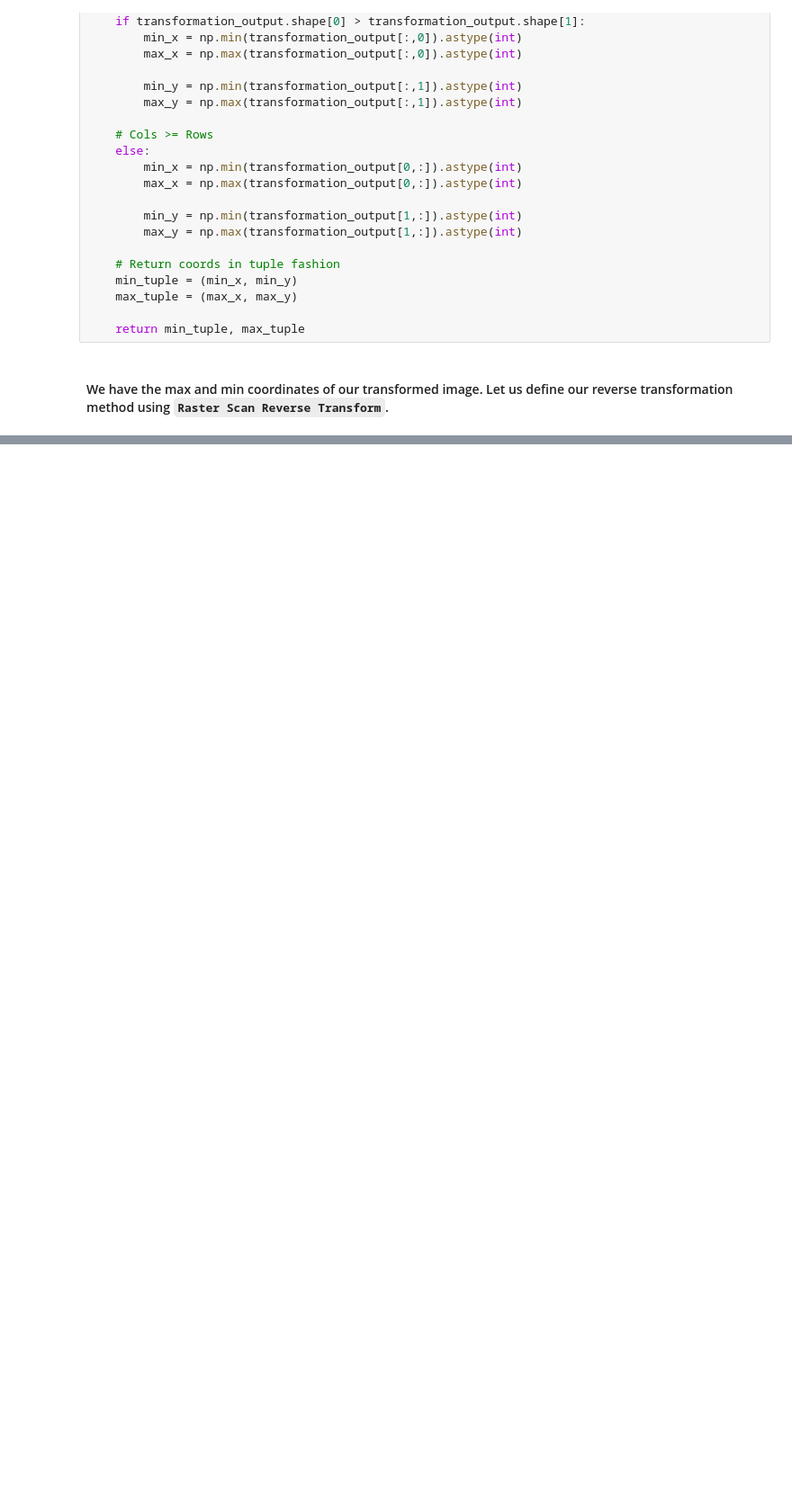
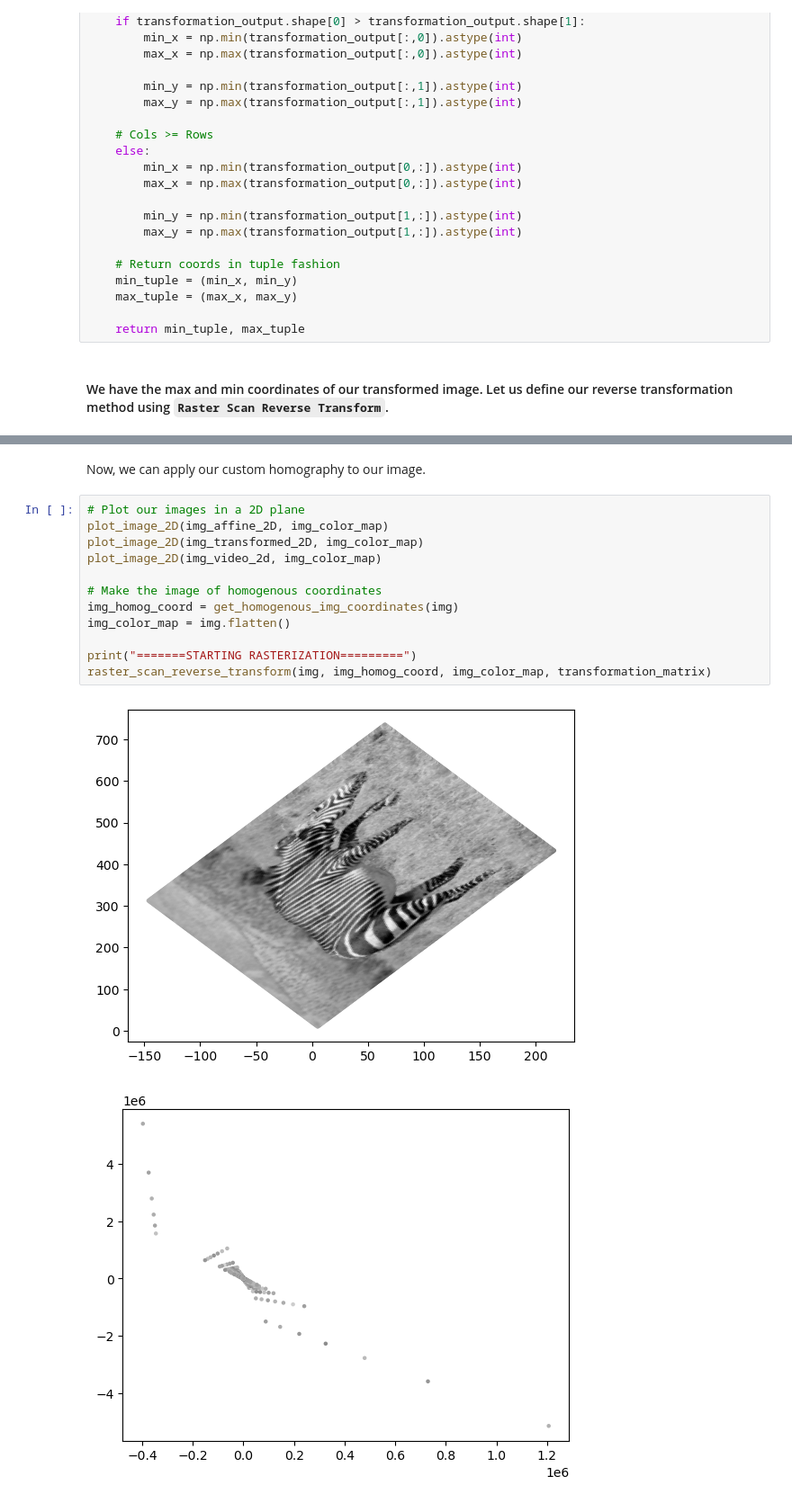
Before and after one commit to JoshuaG-K/transformation-visualization-tool, a Jupyter notebook: transformations.ipynb, the cells around one changed output, grey strips where cells are left out. Shown: that part at 90% size. Drawn from its saved outputs; the diff is of its cells as text; blank space fills up the shorter version.

```diff
--- a/transformations.ipynb
+++ b/transformations.ipynb
@@ -628,0 +699,17 @@ def raster_scan_reverse_transform(original_image, homogenous_input, homogenous_c
+# %% [markdown]
+Now, we can apply our custom homography to our image.
+# %%
+# Plot our images in a 2D plane
+plot_image_2D(img_affine_2D, img_color_map)
+plot_image_2D(img_transformed_2D, img_color_map)
+plot_image_2D(img_video_2d, img_color_map)
+
+# Make the image of homogenous coordinates
+img_homog_coord = get_homogenous_img_coordinates(img)
+img_color_map = img.flatten()
+
+print("=======STARTING RASTERIZATION=========")
+raster_scan_reverse_transform(img, img_homog_coord, img_color_map, transformation_matrix)
+# %% [output]
+[figure, added]
+[figure, added]
```
Also changed, not shown: parts of 12 cells of this notebook.
